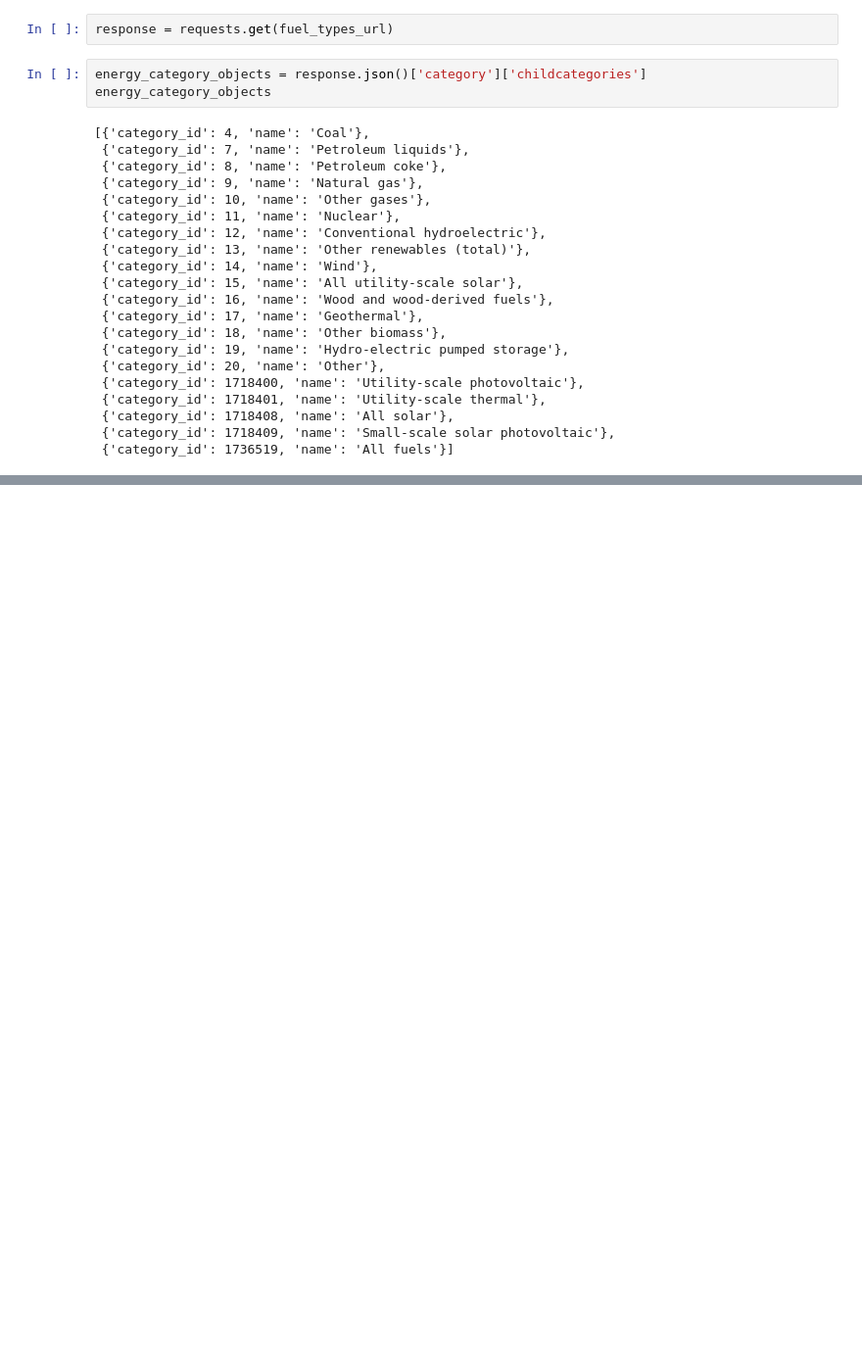
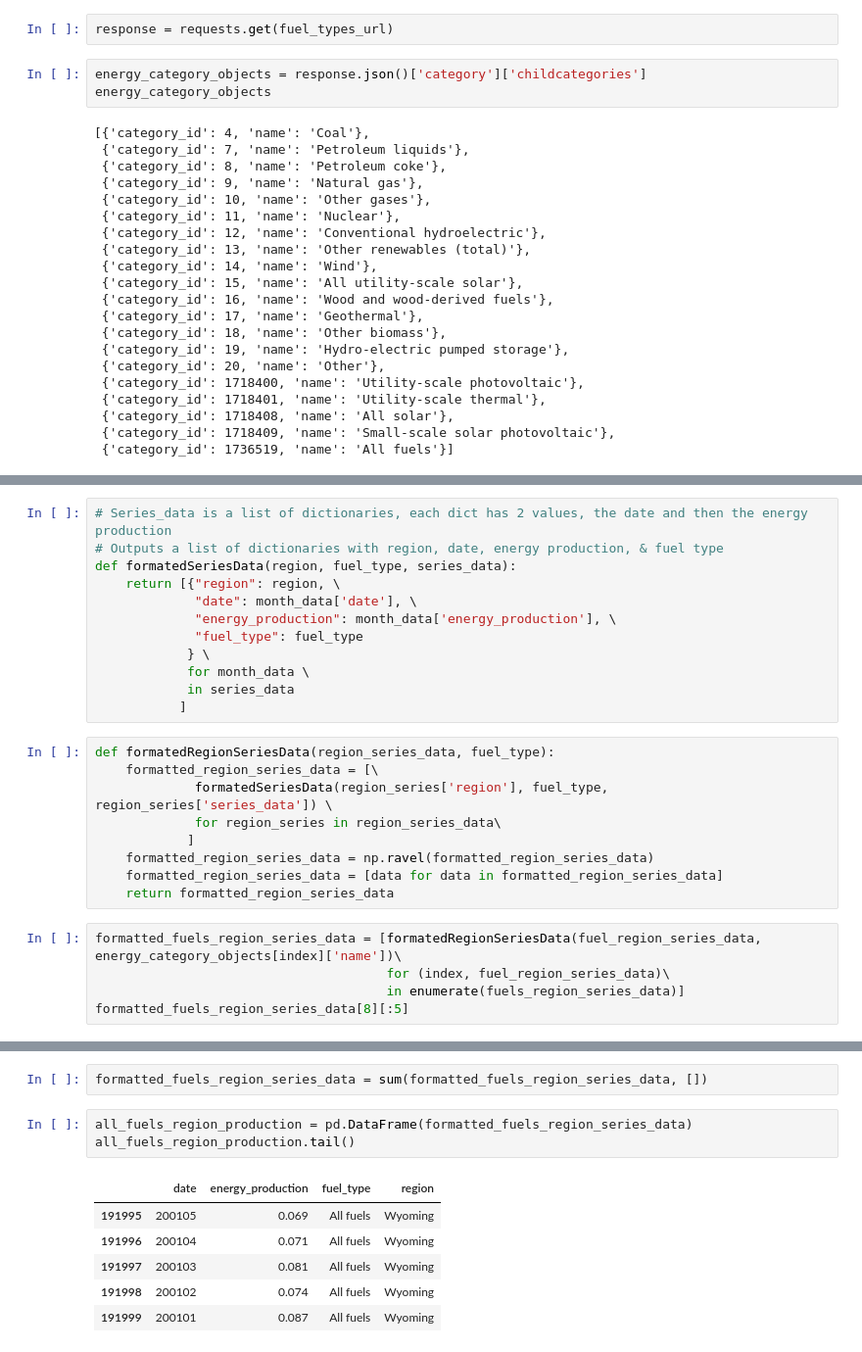
Before and after one commit to randyn/unemployment-renewable-energy-ETL, a Jupyter notebook: ExportEnergy.ipynb, the cells around one changed output, grey strips where cells are left out. Shown: that part at 98% size. Saved outputs shown, nothing was run; the diff lists cells and outputs as text; blank space fills up the shorter version.

Commit message:
pull all region fuel data and save to csv

```diff
--- a/ExportEnergy.ipynb
+++ b/ExportEnergy.ipynb
@@ -226,0 +204,26 @@ pd.DataFrame(formatted_alaska_wind_data).tail()
+# %%
+# Series_data is a list of dictionaries, each dict has 2 values, the date and then the energy production
+# Outputs a list of dictionaries with region, date, energy production, & fuel type
+def formatedSeriesData(region, fuel_type, series_data):
+    return [{"region": region, \
+             "date": month_data['date'], \
+             "energy_production": month_data['energy_production'], \
+             "fuel_type": fuel_type
+            } \
+            for month_data \
+            in series_data
+           ]
+# %%
+def formatedRegionSeriesData(region_series_data, fuel_type):
+    formatted_region_series_data = [\
+             formatedSeriesData(region_series['region'], fuel_type, region_series['series_data']) \
+             for region_series in region_series_data\
+            ]
+    formatted_region_series_data = np.ravel(formatted_region_series_data)
+    formatted_region_series_data = [data for data in formatted_region_series_data]
+    return formatted_region_series_data
+# %%
+formatted_fuels_region_series_data = [formatedRegionSeriesData(fuel_region_series_data, energy_category_objects[index]['name'])\
+                                      for (index, fuel_region_series_data)\
+                                      in enumerate(fuels_region_series_data)]
+formatted_fuels_region_series_data[8][:5]
@@ -226,0 +275,12 @@ pd.DataFrame(formatted_alaska_wind_data).tail()
+# %%
+formatted_fuels_region_series_data = sum(formatted_fuels_region_series_data, [])
+# %%
+all_fuels_region_production = pd.DataFrame(formatted_fuels_region_series_data)
+all_fuels_region_production.tail()
+# %% [output]
+|  | date | energy_production | fuel_type | region |
+| 191995 | 200105 | 0.069 | All fuels | Wyoming |
+| 191996 | 200104 | 0.071 | All fuels | Wyoming |
+| 191997 | 200103 | 0.081 | All fuels | Wyoming |
+| 191998 | 200102 | 0.074 | All fuels | Wyoming |
+| 191999 | 200101 | 0.087 | All fuels | Wyoming |
```
Also changed, not shown: parts of 24 cells of this notebook, 1 other file.
